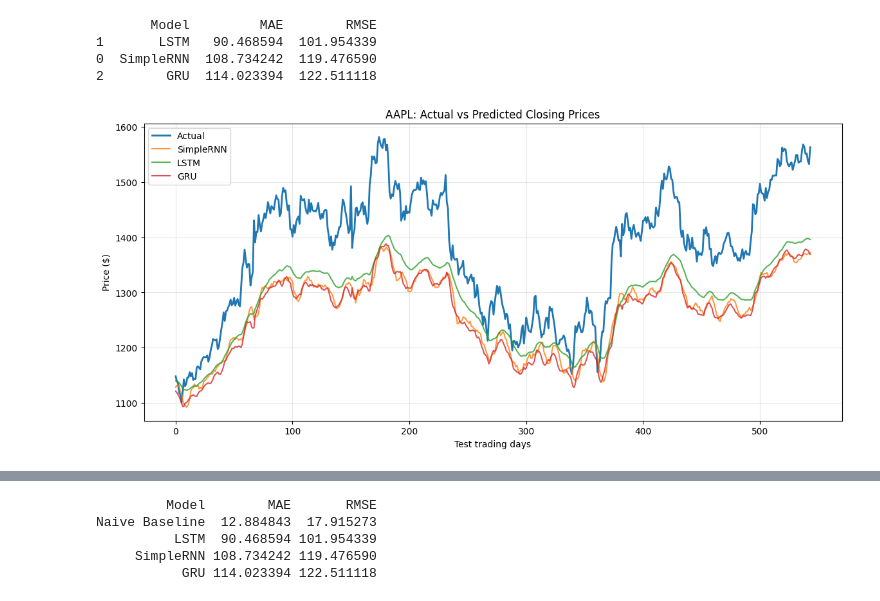
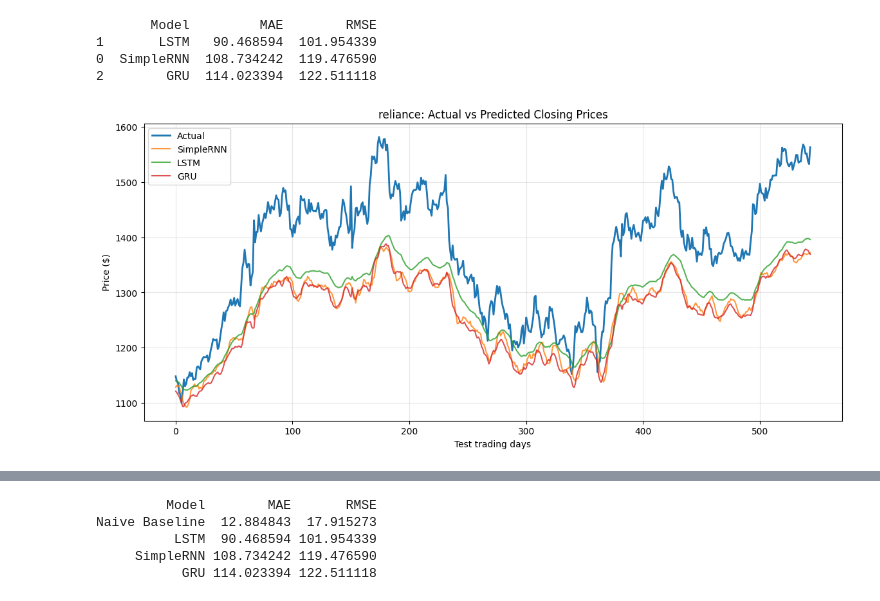
Before and after one commit to priyansh-commits/Deep_Learning, a Jupyter notebook: stock_price_prediction.ipynb, the cells around one changed output, grey strips where cells are left out. Cells and saved outputs as stored; diff of their text form; code cells hidden in the pictures.

```diff
--- a/stock_price_prediction.ipynb
+++ b/stock_price_prediction.ipynb
@@ -233,19 +233,19 @@ print(results_df)
 # %%
 plt.figure(figsize=(14, 6))
 
 plt.plot(actual, label="Actual", linewidth=2)
 
 for name, pred in predictions.items():
     plt.plot(pred, label=name, alpha=0.8)
 
-plt.title("AAPL: Actual vs Predicted Closing Prices")
+plt.title("reliance: Actual vs Predicted Closing Prices")
 plt.xlabel("Test trading days")
 plt.ylabel("Price ($)")
 plt.legend()
 plt.grid(alpha=0.3)
 plt.show()
 # %% [output]
-[figure, old version]
+[figure, new version]
 # %% [markdown]
 ![image.png](embedded-picture-1)
 # %%
```
Also changed, not shown: parts of 22 cells of this notebook.
